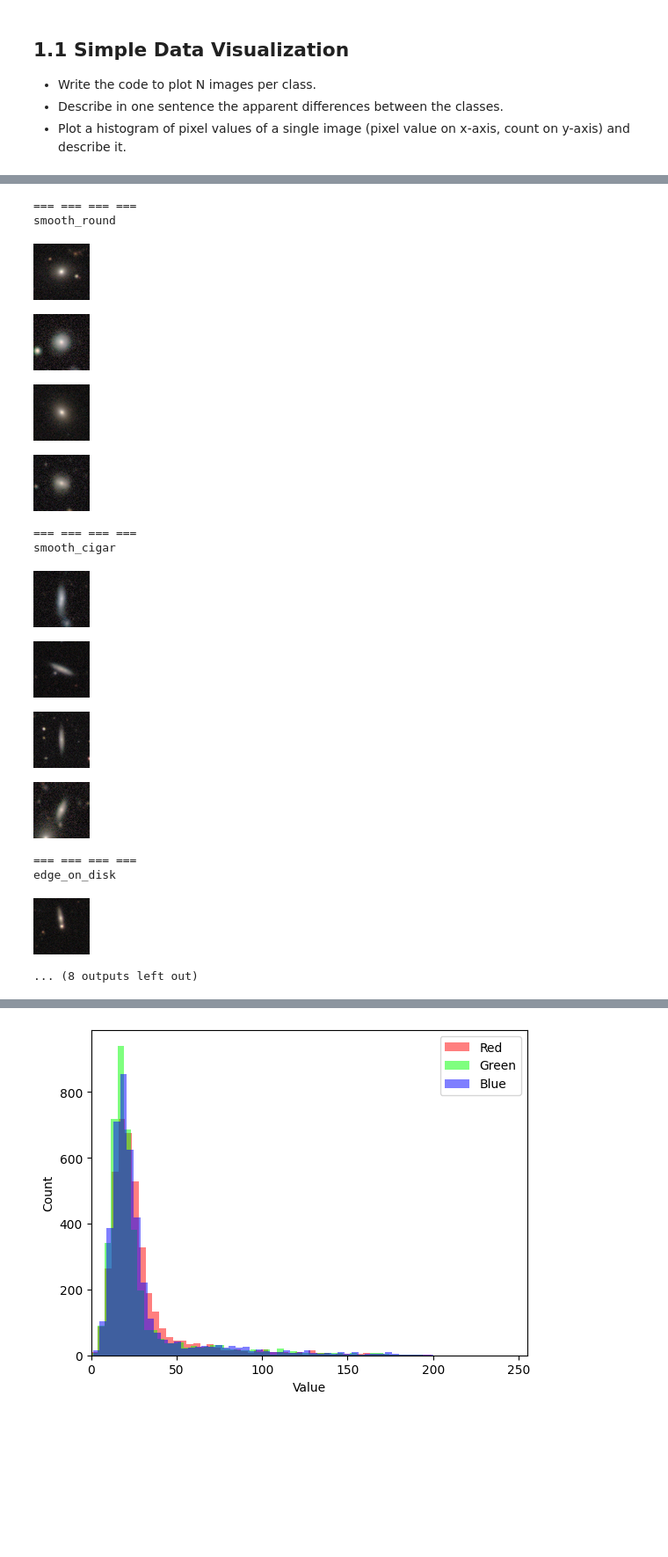
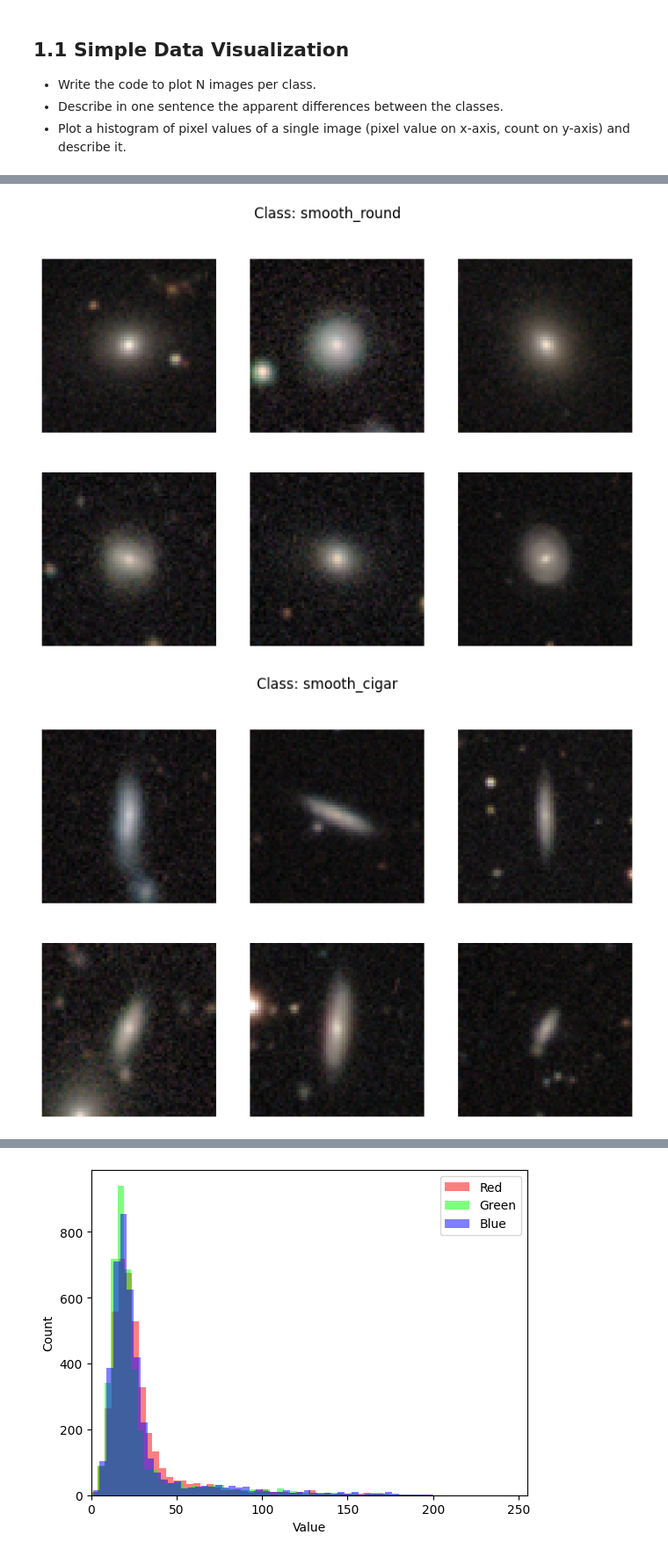
Before and after one commit to Just-Neptun/FP, a Jupyter notebook: S10 Machine Learning/ml_fp/part1.ipynb, the cells around one changed output, grey strips where cells are left out. Shown at 88% size. Drawn from its saved outputs; the diff is of its cells as text; code cells hidden in the pictures; blank space fills up the shorter version.

Commit message:
1.1 finish visualization

```diff
--- a/S10 Machine Learning/ml_fp/part1.ipynb
+++ b/S10 Machine Learning/ml_fp/part1.ipynb
@@ -56,25 +56,34 @@ label_count = 4
 - Describe in one sentence the apparent differences between the classes.
 - Plot a histogram of pixel values of a single image (pixel value on x-axis, count on y-axis) and describe it.
 # %%
-def show_galaxy(image, label, label_names, ax) -> None:
+def show_galaxy(image: torch.Tensor, ax, title: str = "") -> None:
     # permute image shape: (C, H, W) -> (H, W, C) for matplotlib
     img = image.permute(1, 2, 0)
 
     # normalize to [0, 1]
     img = img / 255
 
+    # display
     ax.imshow(img)
-    ax.set_title(f"Class: {label_names[label]}")
+    ax.set_title(title)
     ax.axis("off")
 
     return
 
 
-fig, axes = plt.subplots(3, 3, figsize=(9, 9))
-axes = axes.flatten()
+def show_first_galaxies_of_class(N: int, images: torch.Tensor, label_name: str, cols: int = 3) -> None:
+    rows: int = (N - 1) // cols + 1
+    fig, axes = plt.subplots(rows, cols, figsize=(3 * cols, 3 * rows))
+    axes = axes.flatten()
 
-for i in range(9):
-    show_galaxy(raw_images[i], labels[i], label_names, axes[i])
+    fig.suptitle(f"Class: {label_name}")
 
-plt.tight_layout()
-plt.show()
+    for i in range(N):
+        show_galaxy(images[i], axes[i])
+
+    for j in range(N, len(axes)):
+        axes[j].set_visible(False)
+
+    plt.show(fig)
+
+    return
@@ -83,31 +90,6 @@ plt.show()
-# %%
-def get_view(data, class_idx):
-    return [data[i] for i in range(8000) if labels[i] == class_idx]
-
-def display_images_for_idx(N: int, idx) -> None:
-    print('=== === === ===')
-    print(label_names[idx])
-    display(*[get_view(dataset, idx)[i][0] for i in range(N)])
-    return
-
-N = 4
-
-for i in range(len(np.unique(labels))):
-    display_images_for_idx(N, i)
-# %% [output]
-=== === === ===
-smooth_round
-[figure, removed]
-[figure, removed]
-[figure, removed]
-[figure, removed]
-=== === === ===
-smooth_cigar
-[figure, removed]
-[figure, removed]
-[figure, removed]
-[figure, removed]
-=== === === ===
-edge_on_disk
-[figure, removed]
-... (8 outputs left out)
+# %%
+for i, name in enumerate(label_names):
+    show_first_galaxies_of_class(6, raw_images[labels == i], name)
+# %% [output]
+[figure, added]
+[figure, added]
```
Also changed, not shown: parts of 2 cells of this notebook.
